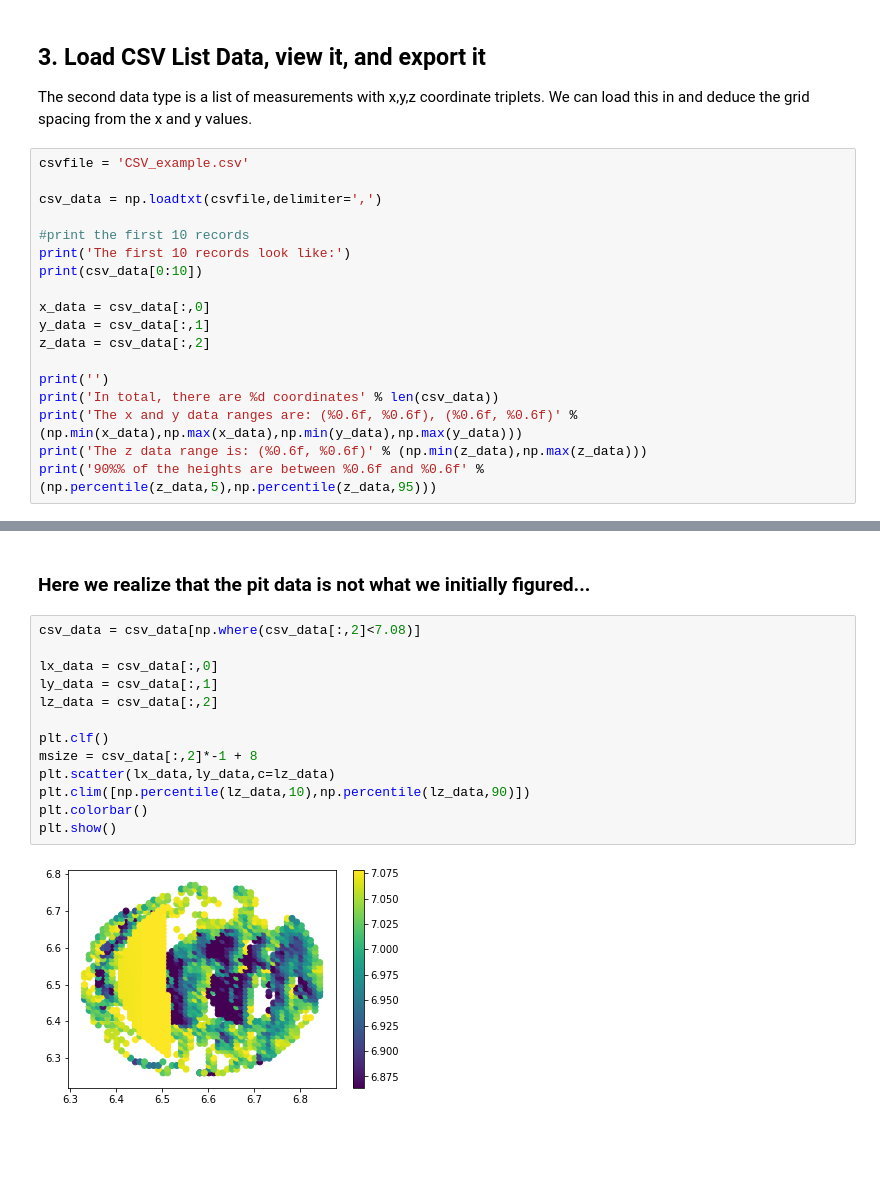
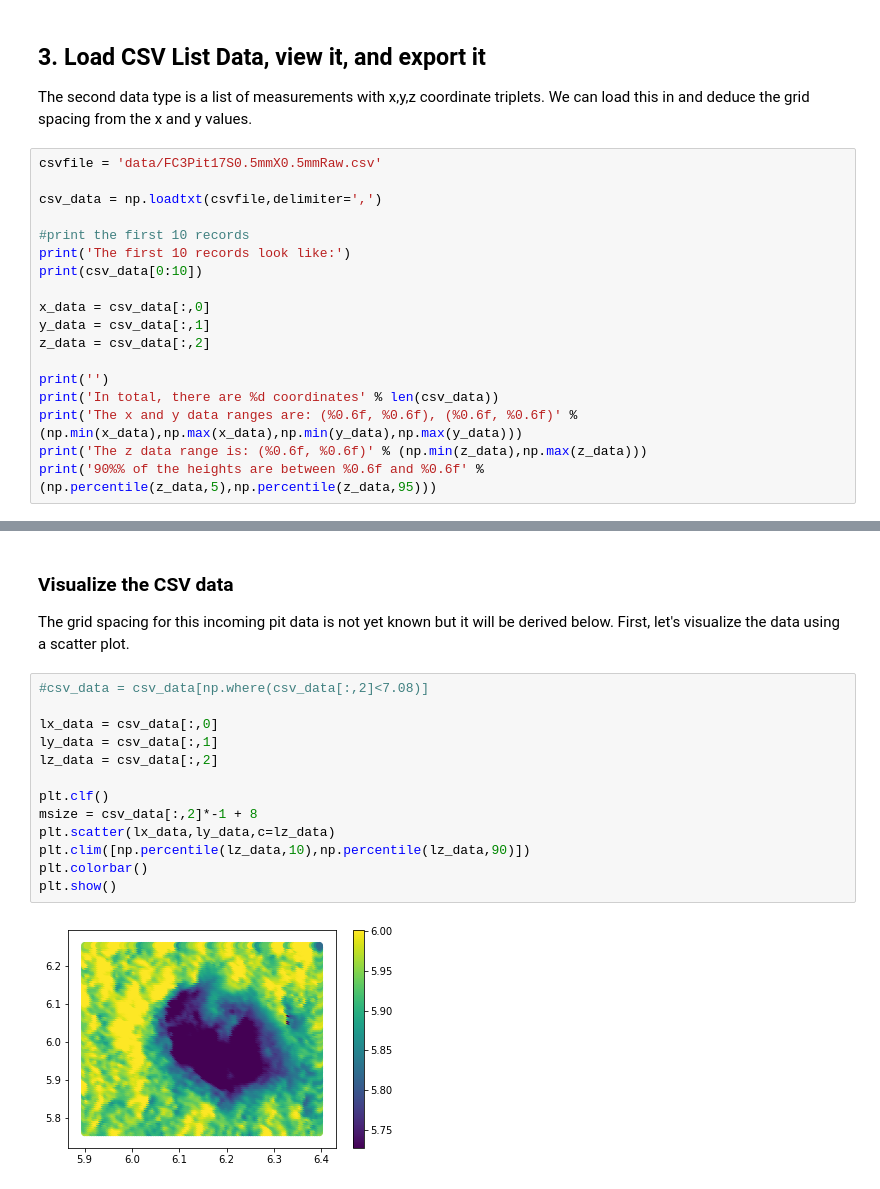
Before and after one commit to jarichardson/Pit-UQ, a Jupyter notebook: Loading Height Data.ipynb, the cells around one changed output, grey strips where cells are left out. Cells and saved outputs as stored; diff of their text form; blank space fills up the shorter version.

Commit message:
updated loading height notebook w new data

```diff
--- a/Loading Height Data.ipynb
+++ b/Loading Height Data.ipynb
@@ -160,7 +192,7 @@ for i in range(10):
 
 The second data type is a list of measurements with x,y,z coordinate triplets. We can load this in and deduce the grid spacing from the x and y values.
 # %%
-csvfile = 'CSV_example.csv'
+csvfile = 'data/FC3Pit17S0.5mmX0.5mmRaw.csv'
 
 csv_data = np.loadtxt(csvfile,delimiter=',')
 
@@ -197,17 +229,19 @@ The z data range is: (2.936000, 7.109788)
-# %% [markdown]
-### Here we realize that the pit data is not what we initially figured...
+# %% [markdown]
+### Visualize the CSV data
+
+The grid spacing for this incoming pit data is not yet known but it will be derived below. First, let's visualize the data using a scatter plot.
 # %%
-csv_data = csv_data[np.where(csv_data[:,2]<7.08)]
+#csv_data = csv_data[np.where(csv_data[:,2]<7.08)]
 
 lx_data = csv_data[:,0]
 ly_data = csv_data[:,1]
 lz_data = csv_data[:,2]
 
 plt.clf()
 msize = csv_data[:,2]*-1 + 8
 plt.scatter(lx_data,ly_data,c=lz_data)
 plt.clim([np.percentile(lz_data,10),np.percentile(lz_data,90)])
 plt.colorbar()
 plt.show()
 # %% [output]
-[figure, old version]
+[figure, new version]
```
Also changed, not shown: parts of 20 cells of this notebook, 4 other files.
